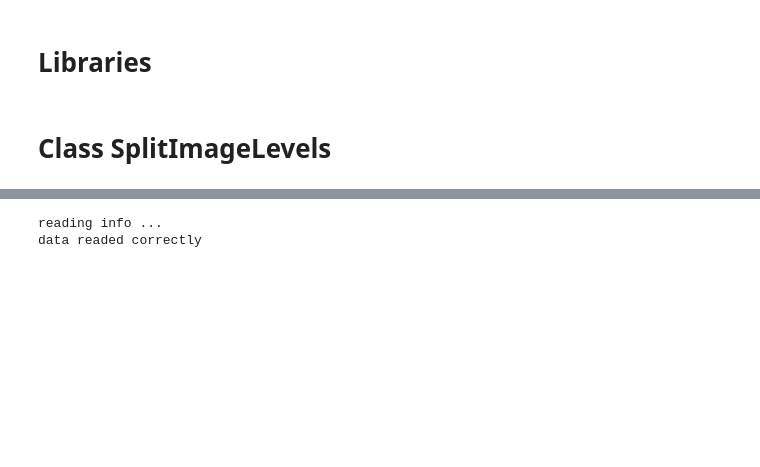
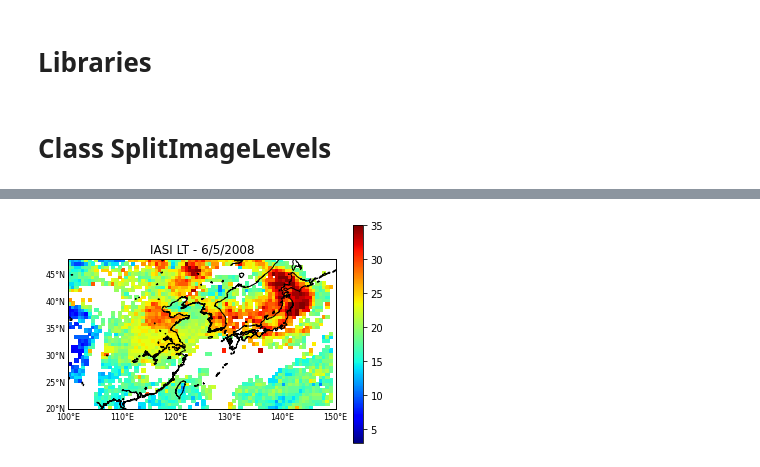
Before and after one commit to kmiloarguello/ozone-pollution, a Jupyter notebook: main.ipynb, the cells around one changed output, grey strips where cells are left out. Cells and saved outputs as stored; diff of their text form; code cells hidden in the pictures; blank space fills up the shorter version.

```diff
--- a/main.ipynb
+++ b/main.ipynb
@@ -692,5 +919,4 @@ imageLT.set_weight_gray_values(40)
 # %%
-imageLT.get_image_by_leves()
+imageLT.plot_original_image()
 # %% [output]
-reading info ...
-data readed correctly
+[figure, added]
```
Also changed, not shown: parts of 11 cells of this notebook.
